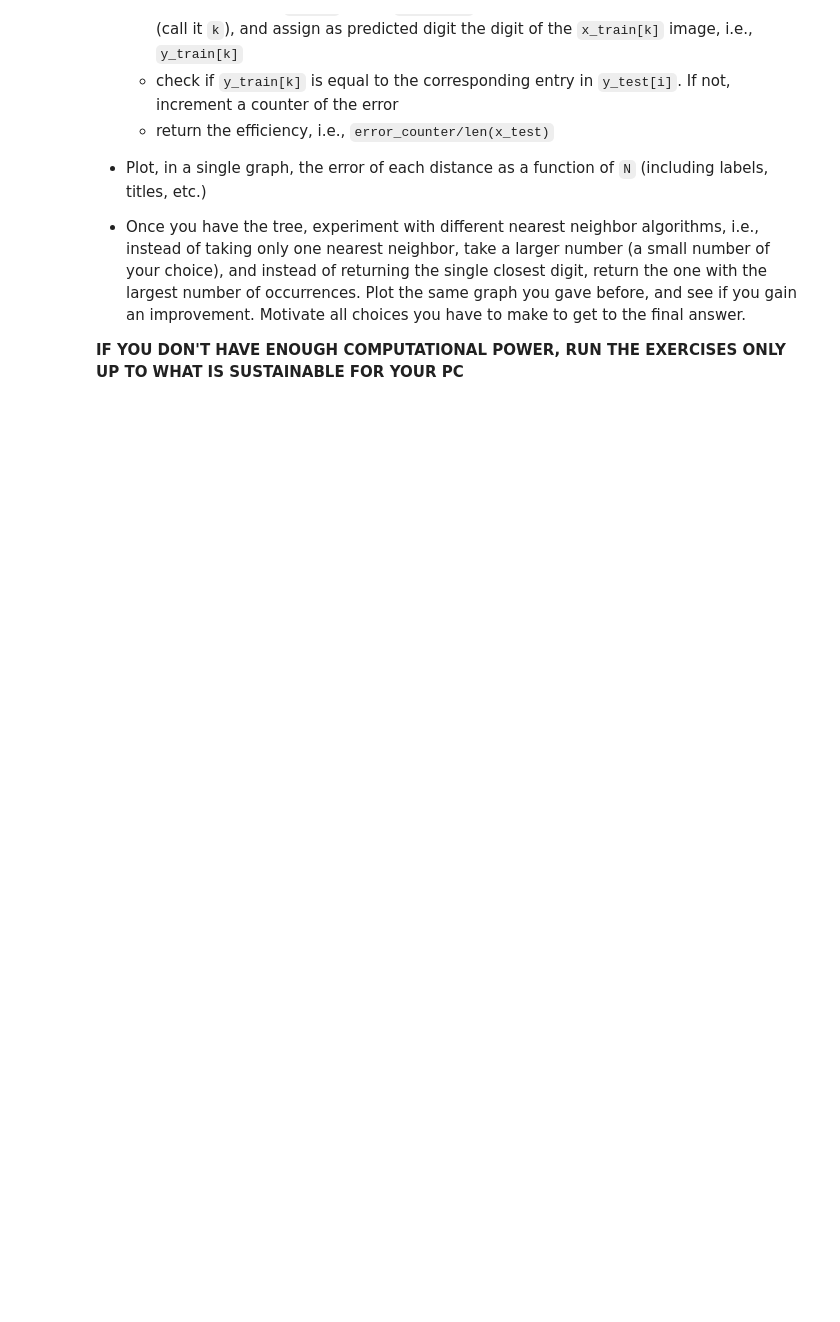
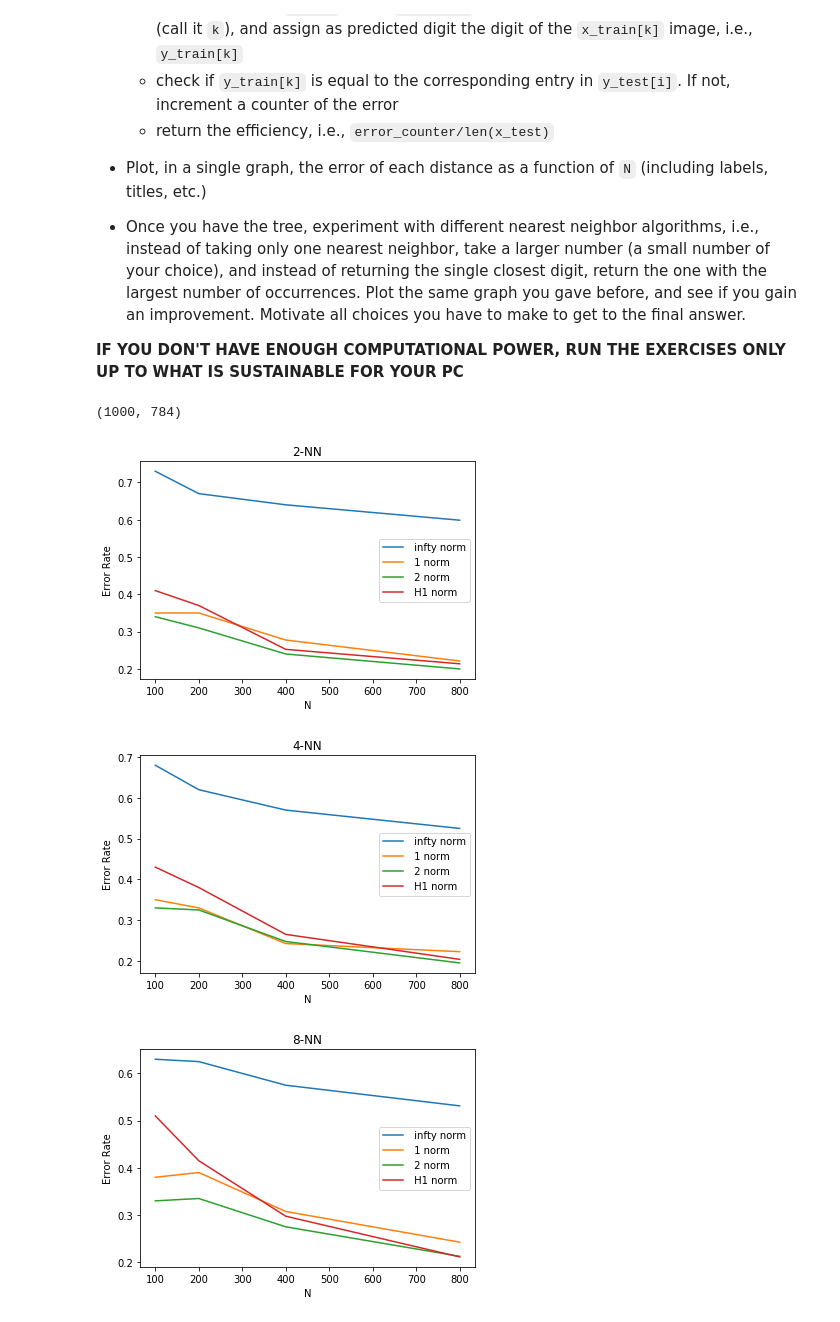
Before and after one commit to zampierimatteo91/P1.4_seed, a Jupyter notebook: final_project/final_project_jeeb.ipynb, the cells around one changed output. Drawn from its saved outputs; the diff is of its cells as text; code cells hidden in the pictures; blank space fills up the shorter version.

```diff
--- a/final_project/final_project_jeeb.ipynb
+++ b/final_project/final_project_jeeb.ipynb
@@ -465,0 +468,9 @@ For each N in 3200,6400,12800,25600,51200, and for each distance defined above
+# %%
+N = 1000
+
+# Need to reshape x_train due to BallTree's implementation
+ball_train = x_train[:N].reshape(N, 28*28)
+#x_train = x_train[:N].reshape(N, 28*28)
+ball_train.shape
+# %% [output]
+(1000, 784)
@@ -465,0 +500,42 @@ For each N in 3200,6400,12800,25600,51200, and for each distance defined above
+# %%
+def k_nbgh(knn, size, dist_func, train_data, train_labels, test_data, test_labels, **kwargs):
+
+    tree = BallTree(train_data[:size].reshape(size, 28*28), leaf_size = 300, metric = dist_func, **kwargs)
+    dist, ind = tree.query(test_data[:size].reshape(size, 28*28), k = knn)
+    return ind, dist
+# %%
+def tree_efficiency(knn, size, dist_func, train_data, train_labels, test_data, test_labels, **kwargs):
+
+    ind, _ = k_nbgh(knn, size, dist_func, train_data, train_labels, test_data, test_labels, **kwargs)
+    k_nbgh_lab = np.array([[train_labels[ind[i, j]] for j in range(knn)] for i in arange(size)])
+
+    errors = 0
+    for img in range(size):
+        counter = np.bincount(k_nbgh_lab[img,:])
+        if not test_labels[img] == np.argmax(counter): errors += 1
+    return [knn, size, errors/size]
+# %%
+knns = [2, 4, 8]
+sizes = np.array([100, 200, 400, 800])
+
+errs_dinfty = np.array([tree_efficiency(knn, N, d_infty, x_train, y_train, x_test, y_test) for knn in knns for N in sizes])
+errs_one = np.array([tree_efficiency(knn, N, d_one, x_train, y_train, x_test, y_test) for knn in knns for N in sizes])
+errs_two = np.array([tree_efficiency(knn, N, d_two, x_train, y_train, x_test, y_test) for knn in knns for N in sizes])
+errs_h1_btree = np.array([tree_efficiency(knn, N, d_h1_btree, x_train, y_train, x_test, y_test) for knn in knns for N in sizes])
+# %%
+# plots for k-nn = 2, 4, 8
+
+for k in range(3):
+    plot(sizes, errs_dinfty[len(sizes)*k:len(sizes)*(k+1), 2], label = ' infty norm')
+    plot(sizes, errs_one[len(sizes)*k:len(sizes)*(k+1), 2], label = ' 1 norm')
+    plot(sizes, errs_two[len(sizes)*k:len(sizes)*(k+1), 2], label = ' 2 norm')
+    plot(sizes, errs_h1_btree[len(sizes)*k:len(sizes)*(k+1), 2], label = ' H1 norm')
+    plt.legend()
+    plt.title(str(knns[k]) + '-NN')
+    plt.xlabel('N')
+    plt.ylabel('Error Rate')
+    plt.show()
+# %% [output]
+[figure, added]
+[figure, added]
+[figure, added]
```
Also changed, not shown: parts of 3 cells of this notebook, 1 other file.
